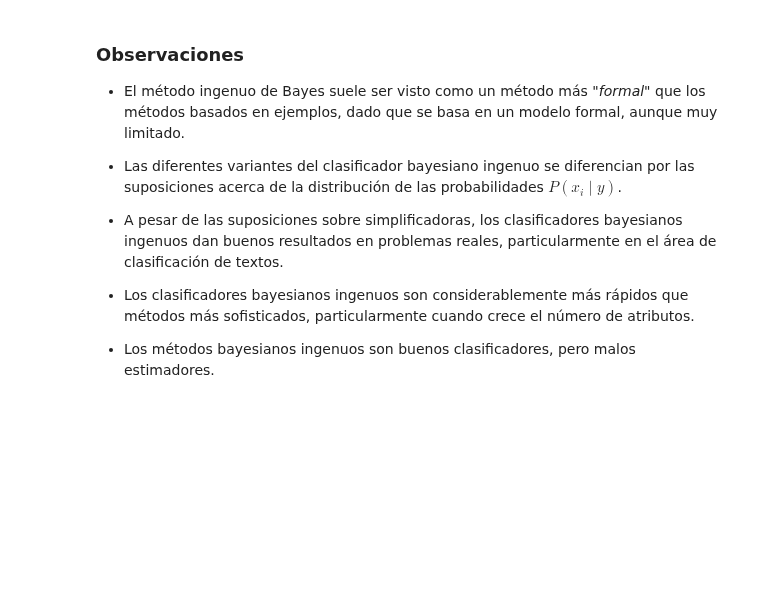
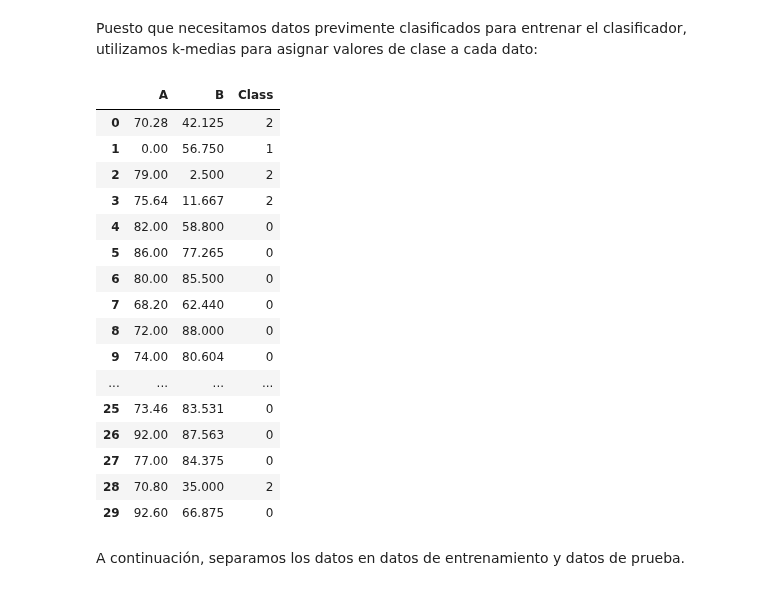
Before and after one commit to rsotoc/pattern-recognition, a Jupyter notebook: 4.2. Clasificación II.ipynb, the cells around one changed output. Cells and saved outputs as stored; diff of their text form; code cells hidden in the pictures; blank space fills up the shorter version.

```diff
--- a/4.2. Clasificación II.ipynb
+++ b/4.2. Clasificación II.ipynb
@@ -311,12 +32,34 @@ Tabla de probabilidades
-# %% [markdown]
-### Observaciones
-
-* El método ingenuo de Bayes suele ser visto como un método más "*formal*" que los métodos basados en ejemplos, dado que se basa en un modelo formal, aunque muy limitado.
-
-* Las diferentes variantes del clasificador bayesiano ingenuo se diferencian por las suposiciones acerca de la distribución de las probabilidades $P(x_i \mid y)$.
-
-* A pesar de las suposiciones sobre simplificadoras, los clasificadores bayesianos ingenuos dan buenos resultados en problemas reales, particularmente en el área de clasificación de textos.
-
-* Los clasificadores bayesianos ingenuos son considerablemente más rápidos que métodos más sofisticados, particularmente cuando crece el número de atributos.
-
-* Los métodos bayesianos ingenuos son buenos clasificadores, pero malos estimadores.
+# %% [markdown]
+Puesto que necesitamos datos previmente clasificados para entrenar el clasificador, utilizamos k-medias para asignar valores de clase a cada dato:
+# %%
+# Leer los datos de archivo, separar training y test y calcular "prototipos de clase"
+df = pd.read_csv("Data sets/datosProm.csv", names = ['A', 'B'])
+
+# Clasificar con k-means
+num_clusters = 3
+k_means = cluster.KMeans(n_clusters=num_clusters, init='random')
+k_means.fit(df)
+df["Class"] = k_means.labels_
+
+# Desplegar los datos clasificados
+display(df)
+# %% [output]
+|  | A | B | Class |
+| 0 | 70.28 | 42.125 | 2 |
+| 1 | 0.00 | 56.750 | 1 |
+| 2 | 79.00 | 2.500 | 2 |
+| 3 | 75.64 | 11.667 | 2 |
+| 4 | 82.00 | 58.800 | 0 |
+| 5 | 86.00 | 77.265 | 0 |
+| 6 | 80.00 | 85.500 | 0 |
+| 7 | 68.20 | 62.440 | 0 |
+| 8 | 72.00 | 88.000 | 0 |
+| 9 | 74.00 | 80.604 | 0 |
+| ... | ... | ... | ... |
+| 25 | 73.46 | 83.531 | 0 |
+| 26 | 92.00 | 87.563 | 0 |
+| 27 | 77.00 | 84.375 | 0 |
+| 28 | 70.80 | 35.000 | 2 |
+| 29 | 92.60 | 66.875 | 0 |
+# %% [markdown]
+A continuación, separamos los datos en datos de entrenamiento y datos de prueba.
```
Also changed, not shown: parts of 27 cells of this notebook, 6 other files.
